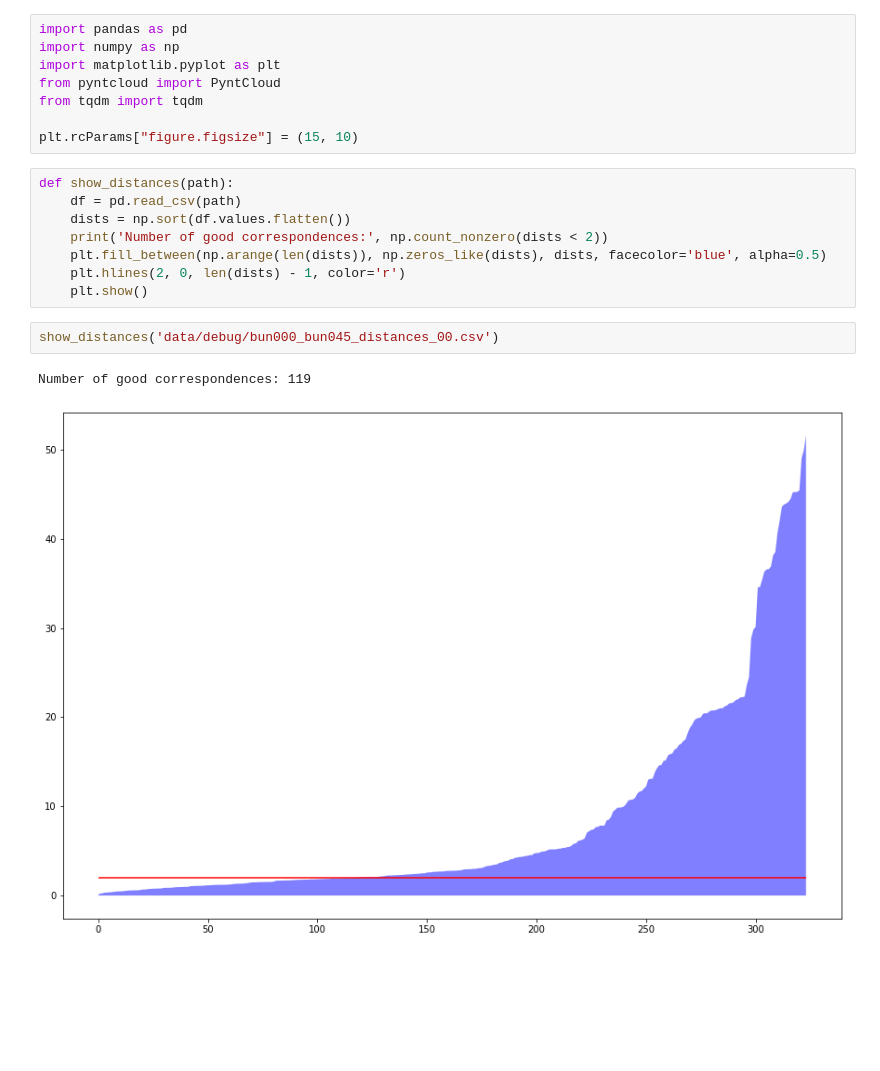
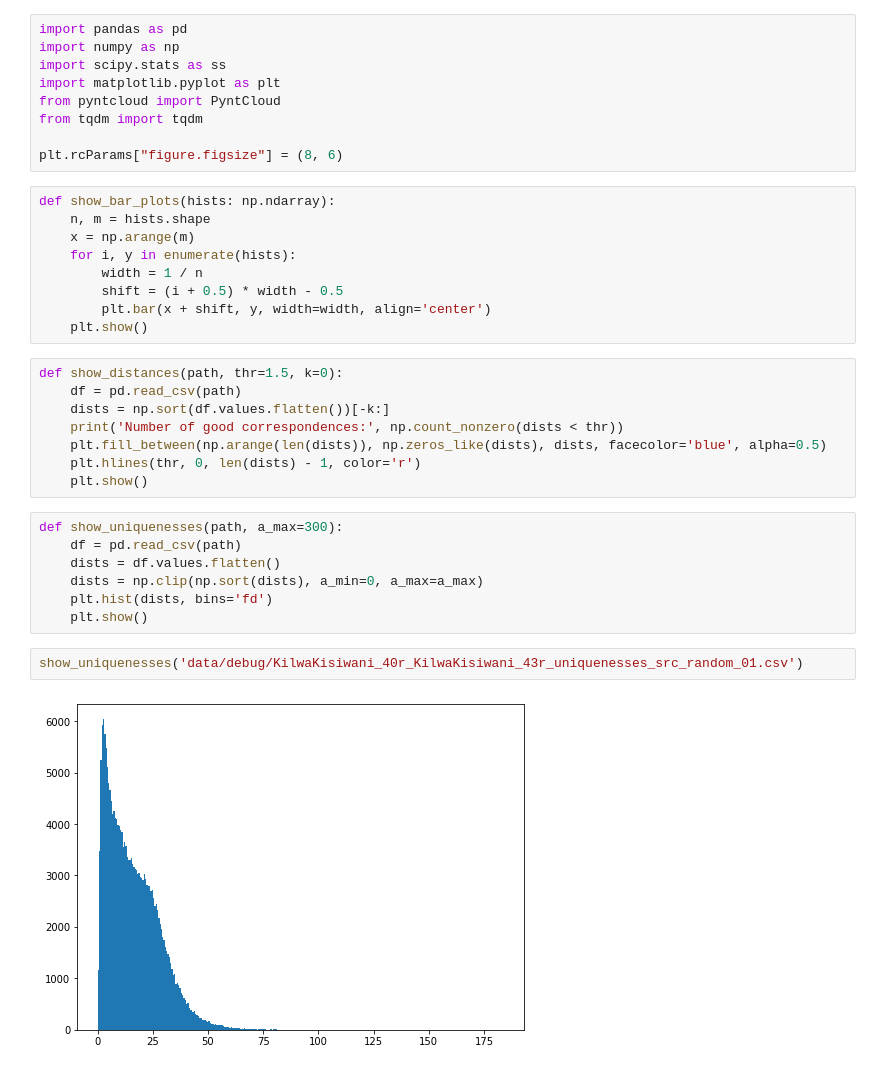
Before and after one commit to aleksandrina-streltsova/lidar-global-registration, a Jupyter notebook: notebook.ipynb, the cells around one changed output. Cells and saved outputs as stored; diff of their text form; blank space fills up the shorter version.

```diff
--- a/notebook.ipynb
+++ b/notebook.ipynb
@@ -1,22 +1,38 @@
 # %%
 import pandas as pd
 import numpy as np
+import scipy.stats as ss
 import matplotlib.pyplot as plt
 from pyntcloud import PyntCloud
 from tqdm import tqdm
 
-plt.rcParams["figure.figsize"] = (15, 10)
+plt.rcParams["figure.figsize"] = (8, 6)
+# %%
+def show_bar_plots(hists: np.ndarray):
+    n, m = hists.shape
+    x = np.arange(m)
+    for i, y in enumerate(hists):
+        width = 1 / n
+        shift = (i + 0.5) * width - 0.5
+        plt.bar(x + shift, y, width=width, align='center')
+    plt.show()
 # %%
-def show_distances(path):
+def show_distances(path, thr=1.5, k=0):
     df = pd.read_csv(path)
-    dists = np.sort(df.values.flatten())
-    print('Number of good correspondences:', np.count_nonzero(dists < 2))
+    dists = np.sort(df.values.flatten())[-k:]
+    print('Number of good correspondences:', np.count_nonzero(dists < thr))
     plt.fill_between(np.arange(len(dists)), np.zeros_like(dists), dists, facecolor='blue', alpha=0.5)
-    plt.hlines(2, 0, len(dists) - 1, color='r')
+    plt.hlines(thr, 0, len(dists) - 1, color='r')
     plt.show()
+# %%
+def show_uniquenesses(path, a_max=300):
+    df = pd.read_csv(path)
+    dists = df.values.flatten()
+    dists = np.clip(np.sort(dists), a_min=0, a_max=a_max)
+    plt.hist(dists, bins='fd')
+    plt.show()
 # %%
-show_distances('data/debug/bun000_bun045_distances_00.csv')
+show_uniquenesses('data/debug/KilwaKisiwani_40r_KilwaKisiwani_43r_uniquenesses_src_random_01.csv')
 # %% [output]
-Number of good correspondences: 119
-[figure, old version]
+[figure, new version]
 # %%
```
Also changed, not shown: parts of 20 cells of this notebook, 11 other files.
